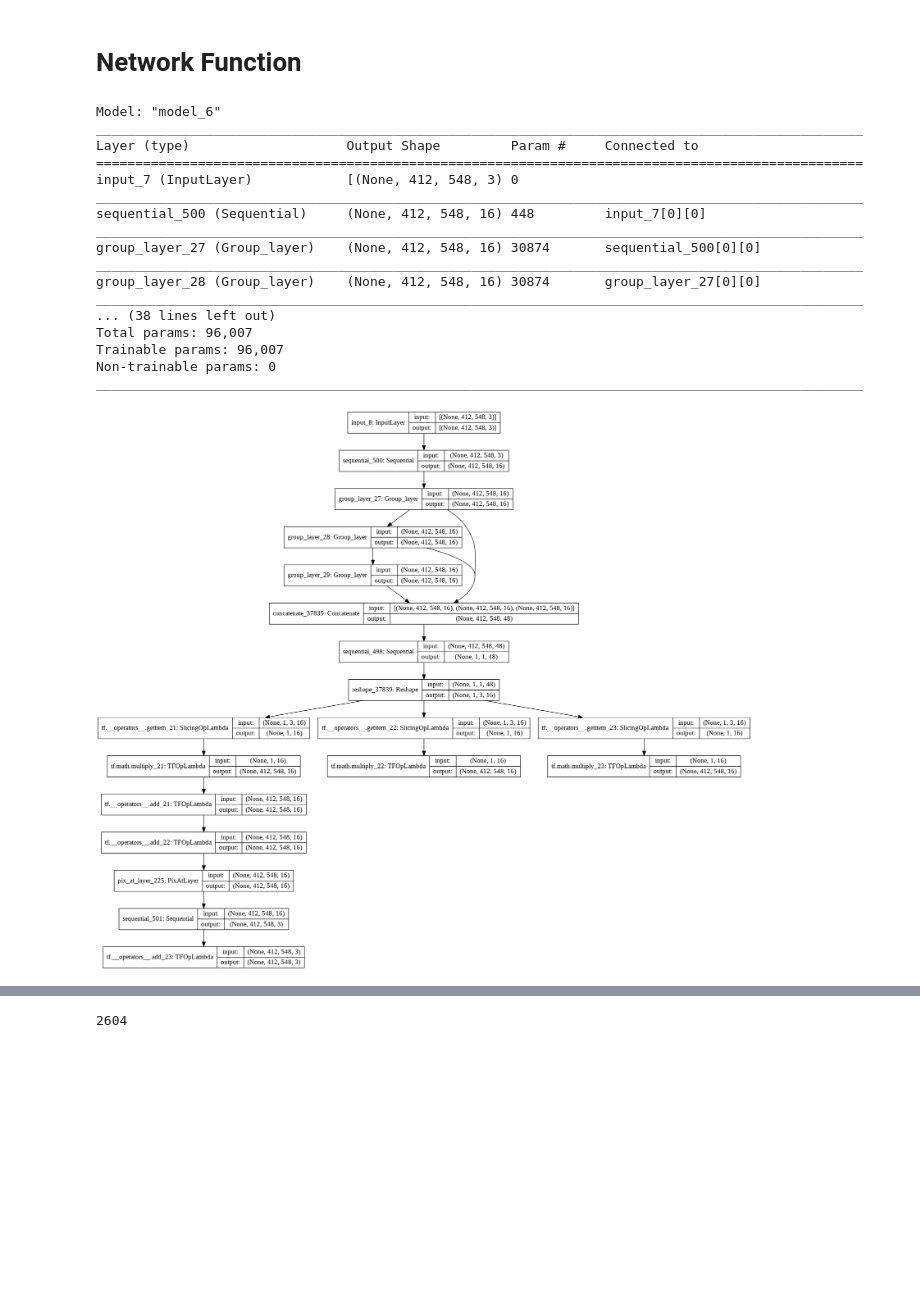
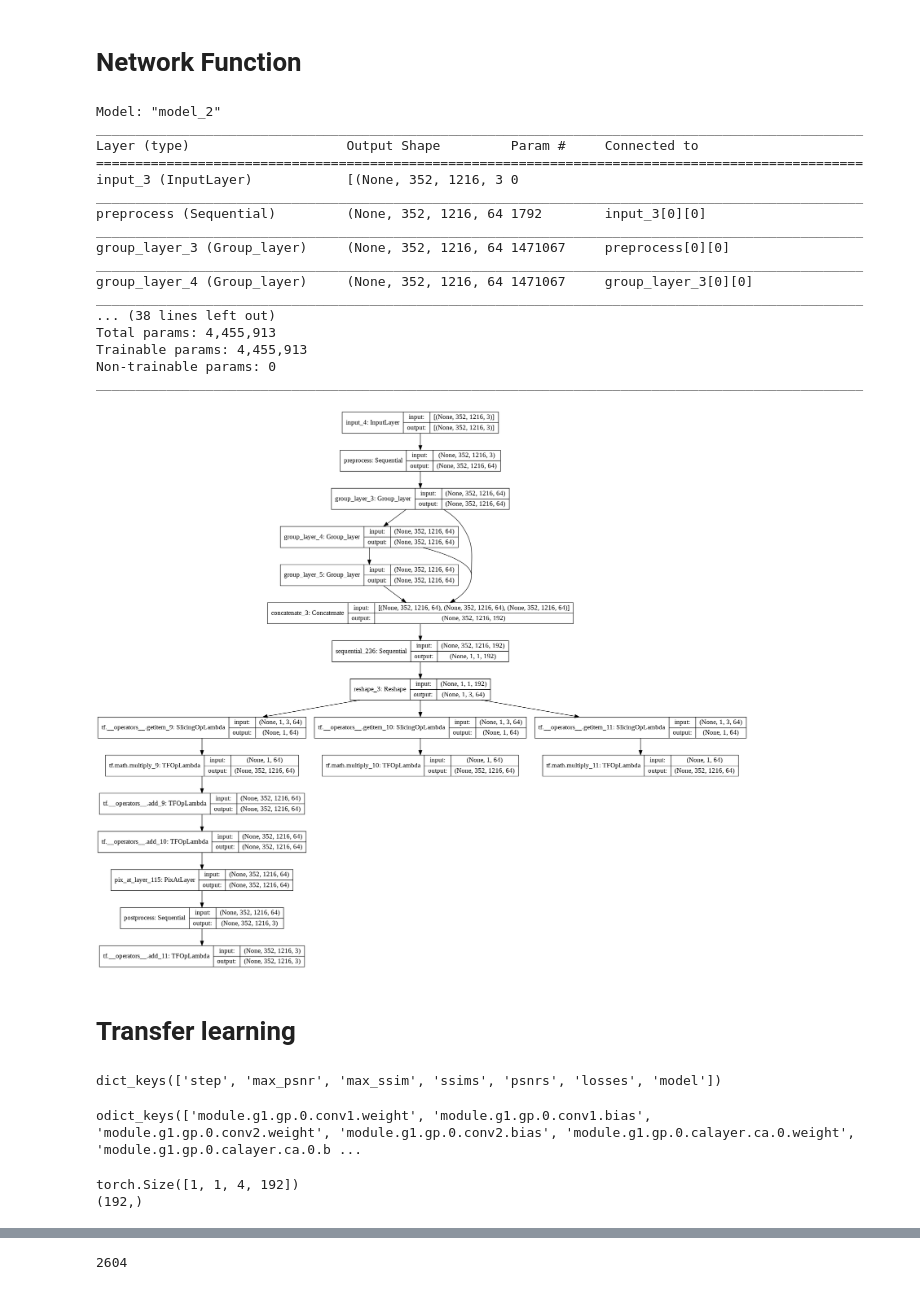
Before and after one commit to abubakrsiddq/ImageDehazing, a Jupyter notebook: models/FFA-net/ffa.ipynb, the cells around one changed output, grey strips where cells are left out. Drawn from its saved outputs; the diff is of its cells as text; code cells hidden in the pictures; blank space fills up the shorter version.

```diff
--- a/models/FFA-net/ffa.ipynb
+++ b/models/FFA-net/ffa.ipynb
@@ -156,7 +157,7 @@ class PixAtLayer(tf.keras.Model):
         return x * y
 
     def model(self):
-        x = Input(shape = (412, 548, 3))
+        x = Input(shape = (352, 1216, 3))
         return Model(inputs=[x], outputs=self.call(x))
 
 class adapavgpooling(tf.keras.Model):
@@ -167,13 +168,13 @@ class adapavgpooling(tf.keras.Model):
   def call(self,x):
     x_shape=tf.keras.backend.int_shape(x)
     batchsize1,dim1,dim2,channels1=x_shape
-    stride=np.floor(dim1/self.outputsize).astype(np.int32)
+    stride=np.floor(dim2/self.outputsize).astype(np.int32)
     kernels=dim1-(self.outputsize-1)*stride
     adpooling=tf.keras.layers.AveragePooling2D(pool_size=(kernels,kernels),strides=(stride,stride))(x)
     return adpooling
 
   def model(self):
-        x = Input(shape = (412, 548, 64))
+        x = Input(shape = (352, 1216, 3))
         return Model(inputs=[x], outputs=self.call(x))
 '''
 def adapavgpooling(x,outsize):
@@ -195,12 +196,13 @@ class ChanAtLayer(tf.keras.Model):
       self.adPool=adapavgpooling(1)
   def call(self, x):
       y = self.adPool(x)
+      #print(y.shape)
       y = self.ca(y)
-      #return y
+
       return x * y
 
   def model(self):
-        x = Input(shape = (412, 548, 64))
+        x = Input(shape = (352, 1216, 64))
         return Model(inputs=[x], outputs=self.call(x))
 # %%
 #sub = PixAtLayer(64)
@@ -226,7 +228,7 @@ class Block_layer(tf.keras.Model):
         return res
 
     def model(self):
-        x = Input(shape = (412, 548,64))
+        x = Input(shape = (352, 1216, 64))
         return Model(inputs=[x], outputs=self.call(x))
 # %%
 #sub1 =Block_layer(default_conv,64,3)
@@ -248,7 +250,7 @@ class Group_layer(tf.keras.Model):
         return res
 
     def model(self):
-        x = Input(shape = (412, 548,64))
+        x = Input(shape = (352, 1216, 64))
         return Model(inputs=[x], outputs=self.call(x))
 # %%
 #sub1 =Group_layer(default_conv,64,3,6)
@@ -260,7 +262,7 @@ class FFAnet(tf.keras.Model):
         # define all layers in init
         # Layer of Block 1
         self.gps=gps
-        self.dim=16
+        self.dim=64
         kernel_size=3
         pre_process = [tf.keras.layers.Conv2D(self.dim, kernel_size)]
         assert self.gps==3
@@ -284,20 +286,22 @@ class FFAnet(tf.keras.Model):
             conv(self.dim, self.dim, kernel_size),
             conv(self.dim, 3, kernel_size)]
 
-        self.pre = tf.keras.Sequential(tf.keras.layers.Conv2D(self.dim, kernel_size,padding='same'))
+        self.pre = tf.keras.Sequential(conv(3,self.dim, kernel_size),name='preprocess')
 
-        self.post = tf.keras.Sequential()
+        self.post = tf.keras.Sequential(name='postprocess')
         for lay in post_precess:
           self.post.add(lay)
 
-    def call(self, input_tensor, training=False):
+    def call(self, input_tensor = (None,None, 3), training=False):
+        #input_tensor=tf.keras.layers.InputLayer(input_shape=(352,1216,3))(input_tensor)
         # forward pass: block 1
         x = self.pre(input_tensor)
         res1=self.g1(x)
         res2=self.g2(res1)
         res3=self.g3(res2)
-        w=tf.keras.layers.concatenate([res1,res2,res3],axis=-1)
-        w=self.ca(w)
+
+        #return res3
+        w=self.ca(tf.keras.layers.concatenate([res1,res2,res3],axis=-1))
         w=tf.keras.layers.Reshape((1,self.gps,self.dim))(w)
         out=w[:,:,0]*res1+w[:,:,1]*res2+w[:,:,2]*res3
         out=self.palayer(out)
@@ -306,38 +310,58 @@ class FFAnet(tf.keras.Model):
         #return out
 
     def model(self):
-        x = Input(shape = (412, 548, 3))
+        x = Input(shape = (352, 1216, 3))
         return Model(inputs=[x], outputs=self.call(x))
 
     def build_graph(self):
-        x = Input(shape=(412, 548, 3))
+        x = Input(shape=(352, 1216, 3))
         return Model(inputs=[x], outputs=self.call(x))
 # %%
-sub =FFAnet(gps=3,blocks=6)
-sub.model().summary()
+model=FFAnet(gps=3,blocks=19)
+model.model().summary()
 dot_img_file = '/tmp/model_1.png'
 tf.keras.utils.plot_model(
-    sub.build_graph(),                      # here is the trick (for now)
+    model.build_graph(),                      # here is the trick (for now)
     to_file='model.png', dpi=96,              # saving
     show_shapes=True, show_layer_names=True,  # show shapes and layer name
     expand_nested=False                       # will show nested block
 )
 # %% [output]
-Model: "model_6"
+Model: "model_2"
 __________________________________________________________________________________________________
 Layer (type)                    Output Shape         Param #     Connected to
 ==================================================================================================
-input_7 (InputLayer)            [(None, 412, 548, 3) 0
+input_3 (InputLayer)            [(None, 352, 1216, 3 0
 __________________________________________________________________________________________________
-sequential_500 (Sequential)     (None, 412, 548, 16) 448         input_7[0][0]
+preprocess (Sequential)         (None, 352, 1216, 64 1792        input_3[0][0]
 __________________________________________________________________________________________________
-group_layer_27 (Group_layer)    (None, 412, 548, 16) 30874       sequential_500[0][0]
+group_layer_3 (Group_layer)     (None, 352, 1216, 64 1471067     preprocess[0][0]
 __________________________________________________________________________________________________
-group_layer_28 (Group_layer)    (None, 412, 548, 16) 30874       group_layer_27[0][0]
+group_layer_4 (Group_layer)     (None, 352, 1216, 64 1471067     group_layer_3[0][0]
 __________________________________________________________________________________________________
 ... (38 lines left out)
-Total params: 96,007
-Trainable params: 96,007
+Total params: 4,455,913
+Trainable params: 4,455,913
 Non-trainable params: 0
 __________________________________________________________________________________________________
-[figure, old version]
+[figure, new version]
+# %% [markdown]
+# Transfer learning
+# %%
+import torch
+pretrain=torch.load('/content/drive/MyDrive/ots_train_ffa_3_19.pk',map_location=torch.device('cpu'))
+pretrain.keys()
+# %% [output]
+dict_keys(['step', 'max_psnr', 'max_ssim', 'ssims', 'psnrs', 'losses', 'model'])
+# %%
+pretrain['model'].keys()
+# %% [output]
+odict_keys(['module.g1.gp.0.conv1.weight', 'module.g1.gp.0.conv1.bias', 'module.g1.gp.0.conv2.weight', 'module.g1.gp.0.conv2.bias', 'module.g1.gp.0.calayer.ca.0.weight', 'module.g1.gp.0.calayer.ca.0.b ...
+# %%
+w=np.transpose(pretrain['model']['module.ca.3.weight'],[2,3,1,0])
+print(w.shape)
+b=pretrain['model']['module.ca.3.bias'].numpy()
+print(b.shape)
+# %% [output]
+torch.Size([1, 1, 4, 192])
+(192,)
```
Also changed, not shown: parts of 22 cells of this notebook.
